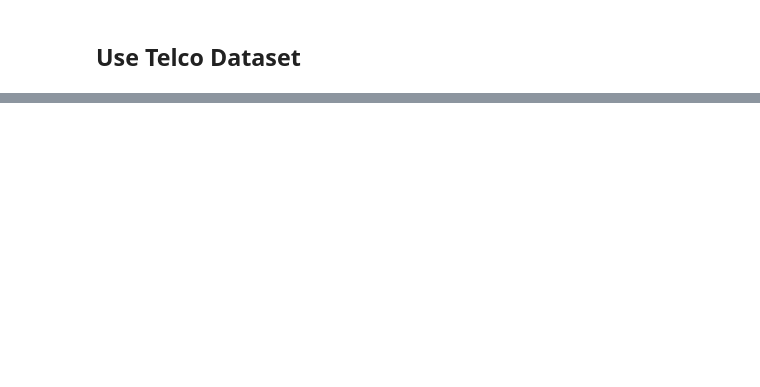
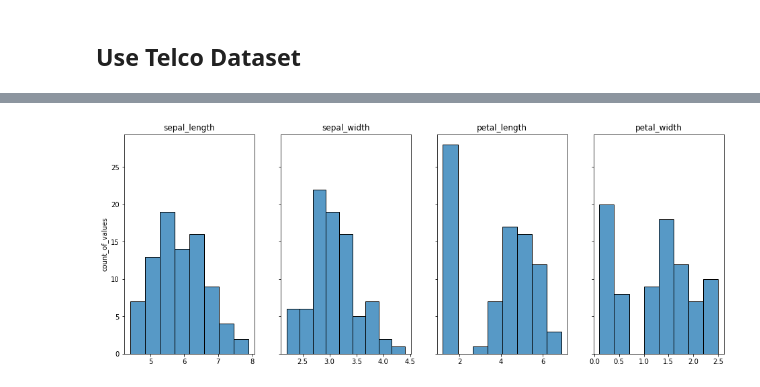
Before and after one commit to jesse-d-marder/classification-exercises, a Jupyter notebook: classification_exercises.ipynb, the cells around one changed output, grey strips where cells are left out. Saved outputs shown, nothing was run; the diff lists cells and outputs as text; code cells hidden in the pictures; blank space fills up the shorter version.

Commit message:
Update with data exploration material

```diff
--- a/classification_exercises.ipynb
+++ b/classification_exercises.ipynb
@@ -434,0 +251,2 @@ Using cached data
+# %%
+iris = get_iris_data()
@@ -434,0 +255,2 @@ Using cached data
+# %%
+train, validate, test = train_validate_test_split(iris, target = 'species_name')
@@ -434,0 +261,3 @@ Using cached data
+# %%
+train = train.drop(columns=['measurement_id','species_id'])
+train = train.rename(columns={'species_name':'species'})
@@ -434,0 +276,11 @@ Using cached data
+# %%
+numerics = train.columns[train.dtypes=='float64']
+# %%
+_, ax = plt.subplots(nrows=1, ncols=4, figsize=(16, 6), sharey=True)
+for i,col in enumerate(numerics):
+    sns.histplot(x=col, data=train, ax=ax[i])
+    ax[i].set_xlabel('')
+    ax[i].set_ylabel('count_of_values')
+    ax[i].set_title(col)
+# %% [output]
+[figure, added]
```
Also changed, not shown: parts of 65 cells of this notebook, 1 other file.
